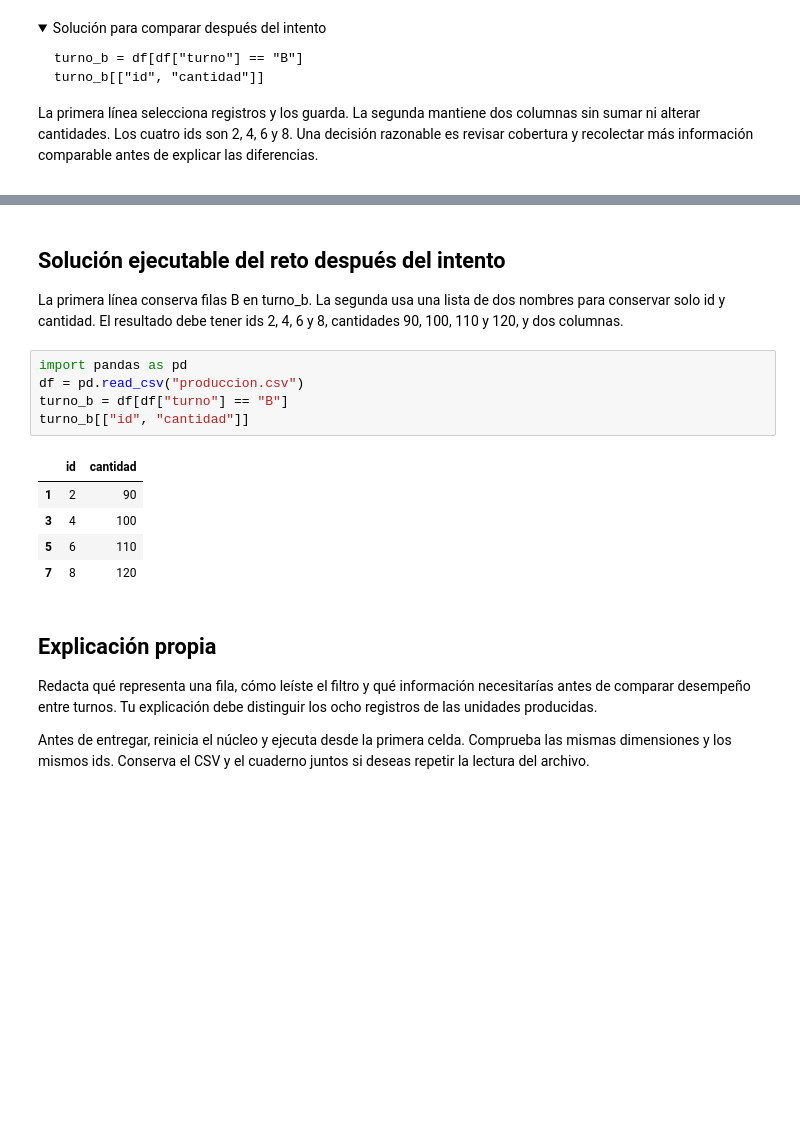
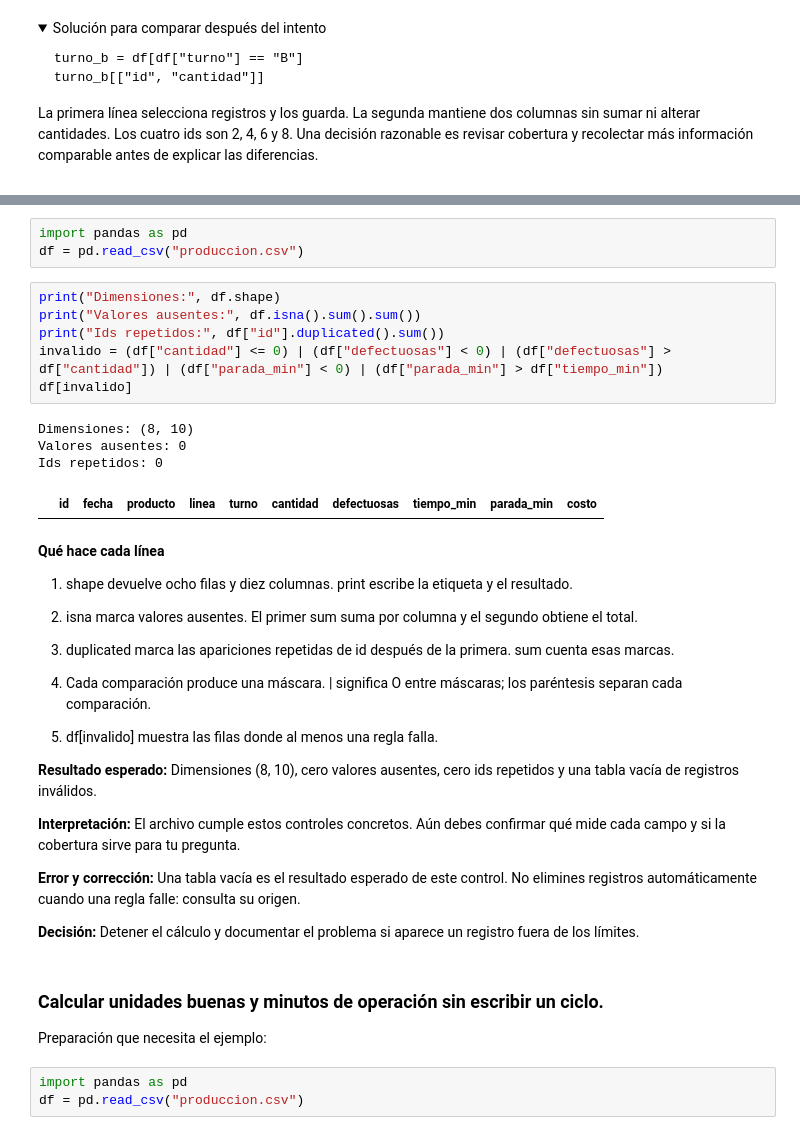
Before and after one commit to karendayana2590-bot/analitica-de-datos-2.0, a Jupyter notebook: cuadernos/Clase_1_pandas_desde_cero.ipynb, the cells around one changed output, grey strips where cells are left out. Saved outputs shown, nothing was run; the diff lists cells and outputs as text; folded sections open; blank space fills up the shorter version.

Commit message:
Ampliar cuaderno con controles, resumen por turno y exportación

```diff
--- a/cuadernos/Clase_1_pandas_desde_cero.ipynb
+++ b/cuadernos/Clase_1_pandas_desde_cero.ipynb
@@ -771,21 +773,41 @@ Propósito: Explicar con palabras propias qué hizo el código y qué alcance ti
-# %% [markdown]
-## Solución ejecutable del reto después del intento
-
-La primera línea conserva filas B en turno_b. La segunda usa una lista de dos nombres para conservar solo id y cantidad. El resultado debe tener ids 2, 4, 6 y 8, cantidades 90, 100, 110 y 120, y dos columnas.
+# %%
+import pandas as pd
+df = pd.read_csv("produccion.csv")
 # %%
-import pandas as pd
-df = pd.read_csv("produccion.csv")
-turno_b = df[df["turno"] == "B"]
-turno_b[["id", "cantidad"]]
+print("Dimensiones:", df.shape)
+print("Valores ausentes:", df.isna().sum().sum())
+print("Ids repetidos:", df["id"].duplicated().sum())
+invalido = (df["cantidad"] <= 0) | (df["defectuosas"] < 0) | (df["defectuosas"] > df["cantidad"]) | (df["parada_min"] < 0) | (df["parada_min"] > df["tiempo_min"])
+df[invalido]
 # %% [output]
+Dimensiones: (8, 10)
+Valores ausentes: 0
+Ids repetidos: 0
-|  | id | cantidad |
-| 1 | 2 | 90 |
-| 3 | 4 | 100 |
-| 5 | 6 | 110 |
-| 7 | 8 | 120 |
+|  | id | fecha | producto | linea | turno | cantidad | defectuosas | tiempo_min | parada_min | costo |
 # %% [markdown]
-## Explicación propia
+**Qué hace cada línea**
 
-Redacta qué representa una fila, cómo leíste el filtro y qué información necesitarías antes de comparar desempeño entre turnos. Tu explicación debe distinguir los ocho registros de las unidades producidas.
+1. shape devuelve ocho filas y diez columnas. print escribe la etiqueta y el resultado.
 
-Antes de entregar, reinicia el núcleo y ejecuta desde la primera celda. Comprueba las mismas dimensiones y los mismos ids. Conserva el CSV y el cuaderno juntos si deseas repetir la lectura del archivo.
+2. isna marca valores ausentes. El primer sum suma por columna y el segundo obtiene el total.
+
+3. duplicated marca las apariciones repetidas de id después de la primera. sum cuenta esas marcas.
+
+4. Cada comparación produce una máscara. | significa O entre máscaras; los paréntesis separan cada comparación.
+
+5. df[invalido] muestra las filas donde al menos una regla falla.
+
+**Resultado esperado:** Dimensiones (8, 10), cero valores ausentes, cero ids repetidos y una tabla vacía de registros inválidos.
+
+**Interpretación:** El archivo cumple estos controles concretos. Aún debes confirmar qué mide cada campo y si la cobertura sirve para tu pregunta.
+
+**Error y corrección:** Una tabla vacía es el resultado esperado de este control. No elimines registros automáticamente cuando una regla falle: consulta su origen.
+
+**Decisión:** Detener el cálculo y documentar el problema si aparece un registro fuera de los límites.
+# %% [markdown]
+### Calcular unidades buenas y minutos de operación sin escribir un ciclo.
+
+Preparación que necesita el ejemplo:
+# %%
+import pandas as pd
+df = pd.read_csv("produccion.csv")
```
Also changed, not shown: parts of 21 cells of this notebook.
